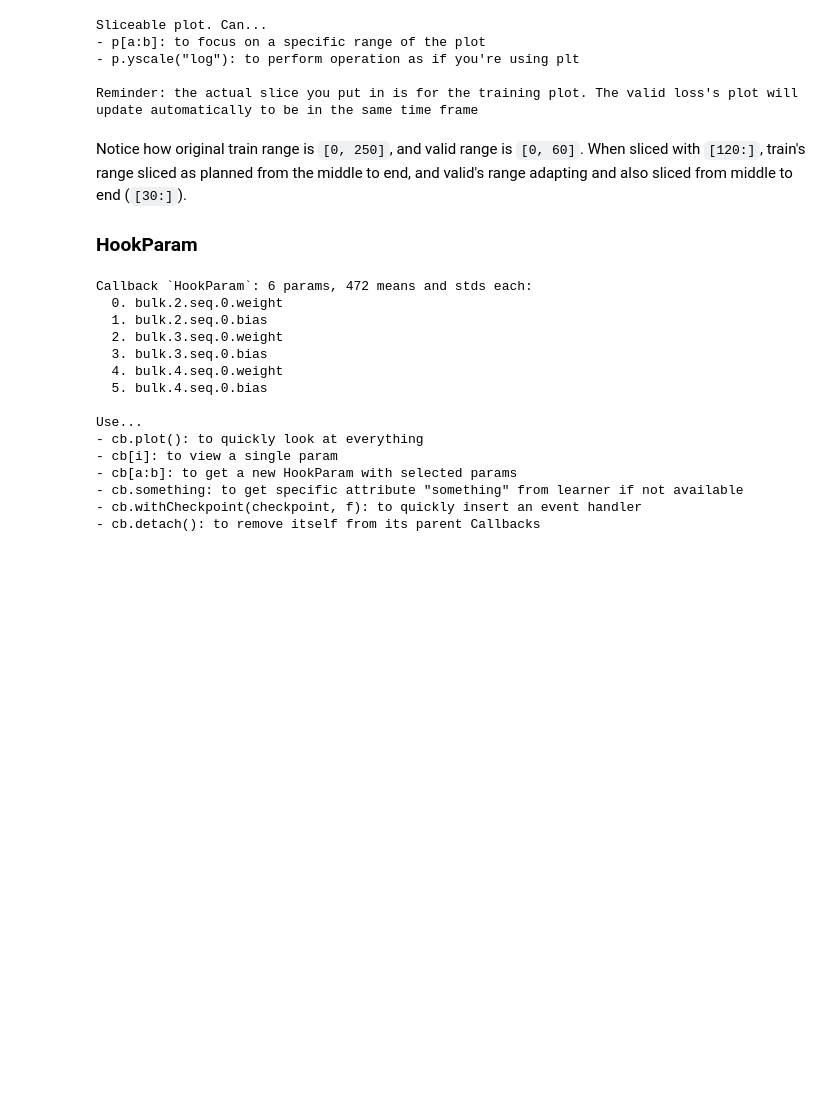
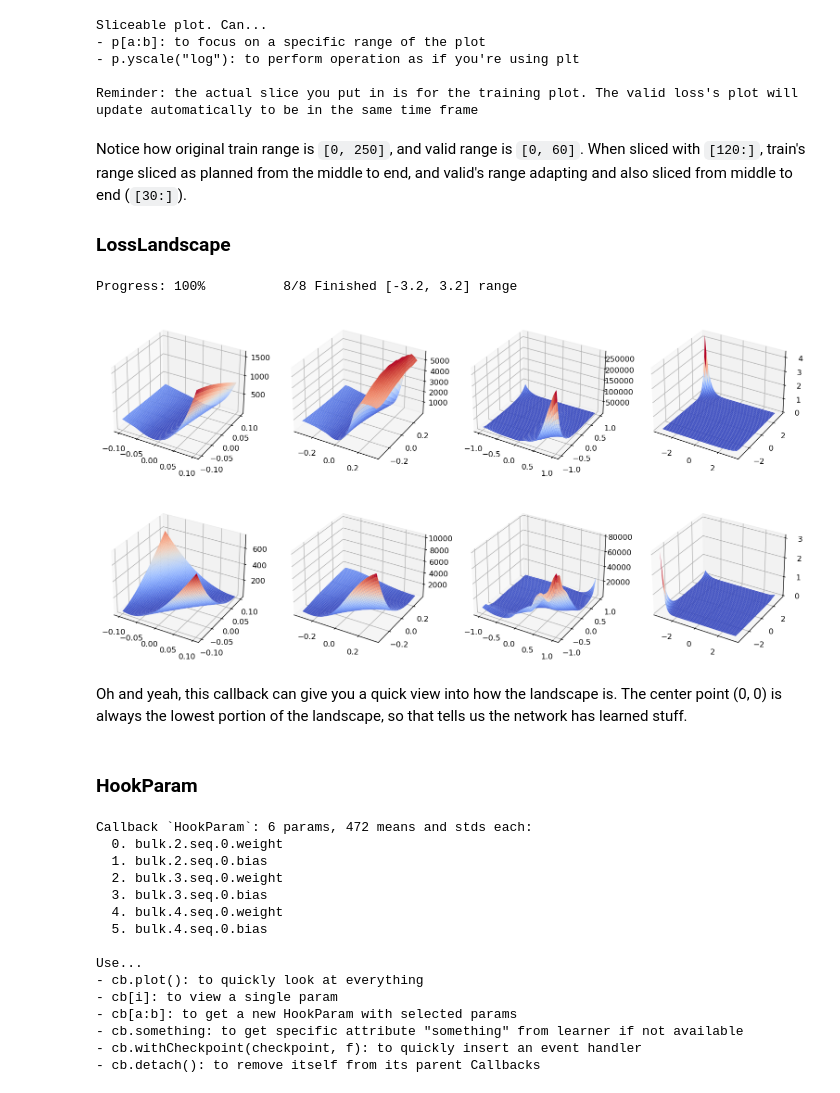
Before and after one commit to 157239n/k1lib, a Jupyter notebook: tutorials/readme.ipynb, the cells around one changed output. Cells and saved outputs as stored; diff of their text form; code cells hidden in the pictures; blank space fills up the shorter version.

```diff
--- a/tutorials/readme.ipynb
+++ b/tutorials/readme.ipynb
@@ -146,7 +146,16 @@ Reminder: the actual slice you put in is for the training plot. The valid loss's
 # %% [markdown]
 Notice how original train range is `[0, 250]`, and valid range is `[0, 60]`. When sliced with `[120:]`, train's range sliced as planned from the middle to end, and valid's range adapting and also sliced from middle to end (`[30:]`).
 
-### HookParam
+### LossLandscape
+# %%
+l.LossLandscape.plot()
+# %% [output]
+Progress: 100%          8/8 Finished [-3.2, 3.2] range
+[figure, added]
+# %% [markdown]
+Oh and yeah, this callback can give you a quick view into how the landscape is. The center point (0, 0) is always the lowest portion of the landscape, so that tells us the network has learned stuff.
+# %% [markdown]
+### HookParam
 # %%
 l.HookParam
 # %% [output]
```
Also changed, not shown: 6 other files.
